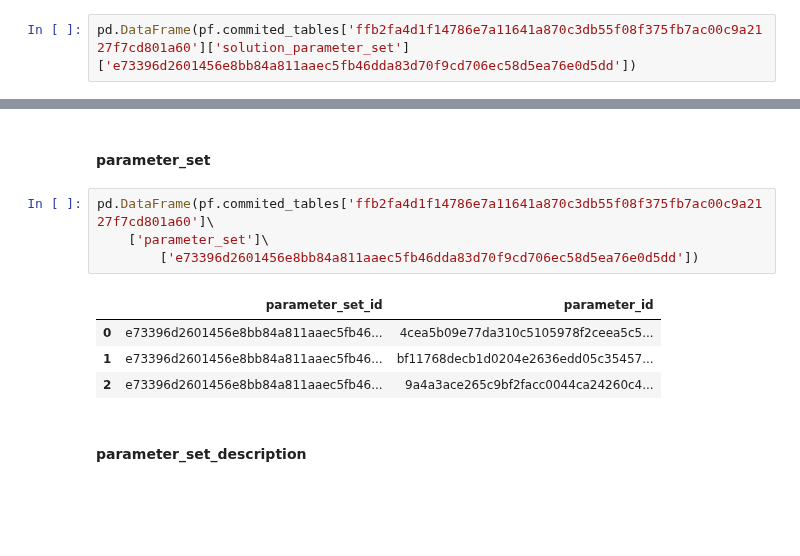
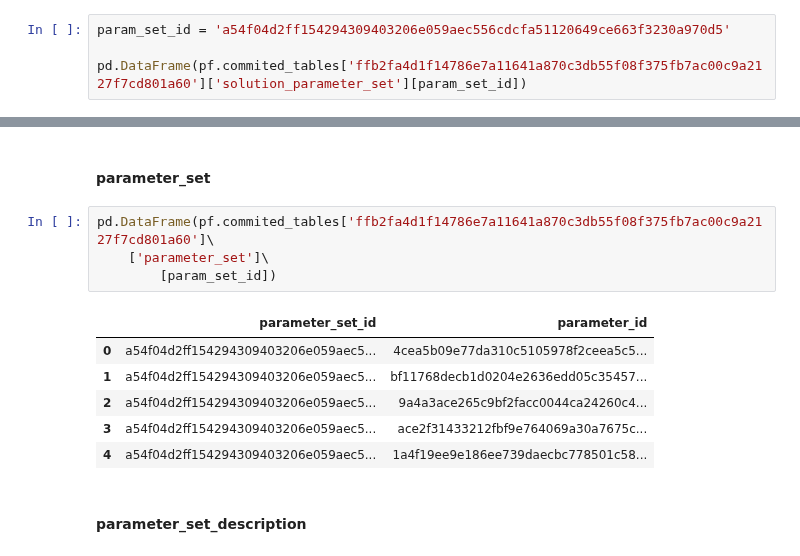
Before and after one commit to Kiril-Mordan/reusables, a Jupyter notebook: draft_notebooks/parameterframe.ipynb, the cells around one changed output, grey strips where cells are left out. Cells and saved outputs as stored; diff of their text form; blank space fills up the shorter version.

```diff
--- a/draft_notebooks/parameterframe.ipynb
+++ b/draft_notebooks/parameterframe.ipynb
@@ -116,6 +68,8 @@ pd.DataFrame(pf.commited_tables['ffb2fa4d1f14786e7a11641a870c3db55f08f375fb7ac00
 # %% [markdown]
 #### solution_parameter_set
 # %%
-pd.DataFrame(pf.commited_tables['ffb2fa4d1f14786e7a11641a870c3db55f08f375fb7ac00c9a2127f7cd801a60']['solution_parameter_set']['e73396d2601456e8bb84a811aaec5fb46dda83d70f9cd706ec58d5ea76e0d5dd'])
+param_set_id = 'a54f04d2ff154294309403206e059aec556cdcfa51120649ce663f3230a970d5'
+
+pd.DataFrame(pf.commited_tables['ffb2fa4d1f14786e7a11641a870c3db55f08f375fb7ac00c9a2127f7cd801a60']['solution_parameter_set'][param_set_id])
 # %% [output]
 |  | solution_id | parameter_set_id | deployment_status | insertion_datetime |
@@ -125,12 +79,14 @@ pd.DataFrame(pf.commited_tables['ffb2fa4d1f14786e7a11641a870c3db55f08f375fb7ac00
 # %%
 pd.DataFrame(pf.commited_tables['ffb2fa4d1f14786e7a11641a870c3db55f08f375fb7ac00c9a2127f7cd801a60']\
     ['parameter_set']\
-        ['e73396d2601456e8bb84a811aaec5fb46dda83d70f9cd706ec58d5ea76e0d5dd'])
+        [param_set_id])
 # %% [output]
 |  | parameter_set_id | parameter_id |
-| 0 | e73396d2601456e8bb84a811aaec5fb46... | 4cea5b09e77da310c5105978f2ceea5c5... |
-| 1 | e73396d2601456e8bb84a811aaec5fb46... | bf11768decb1d0204e2636edd05c35457... |
-| 2 | e73396d2601456e8bb84a811aaec5fb46... | 9a4a3ace265c9bf2facc0044ca24260c4... |
+| 0 | a54f04d2ff154294309403206e059aec5... | 4cea5b09e77da310c5105978f2ceea5c5... |
+| 1 | a54f04d2ff154294309403206e059aec5... | bf11768decb1d0204e2636edd05c35457... |
+| 2 | a54f04d2ff154294309403206e059aec5... | 9a4a3ace265c9bf2facc0044ca24260c4... |
+| 3 | a54f04d2ff154294309403206e059aec5... | ace2f31433212fbf9e764069a30a7675c... |
+| 4 | a54f04d2ff154294309403206e059aec5... | 1a4f19ee9e186ee739daecbc778501c58... |
 # %% [markdown]
 #### parameter_set_description
 # %%
```
Also changed, not shown: parts of 13 cells of this notebook, 1 other file.
